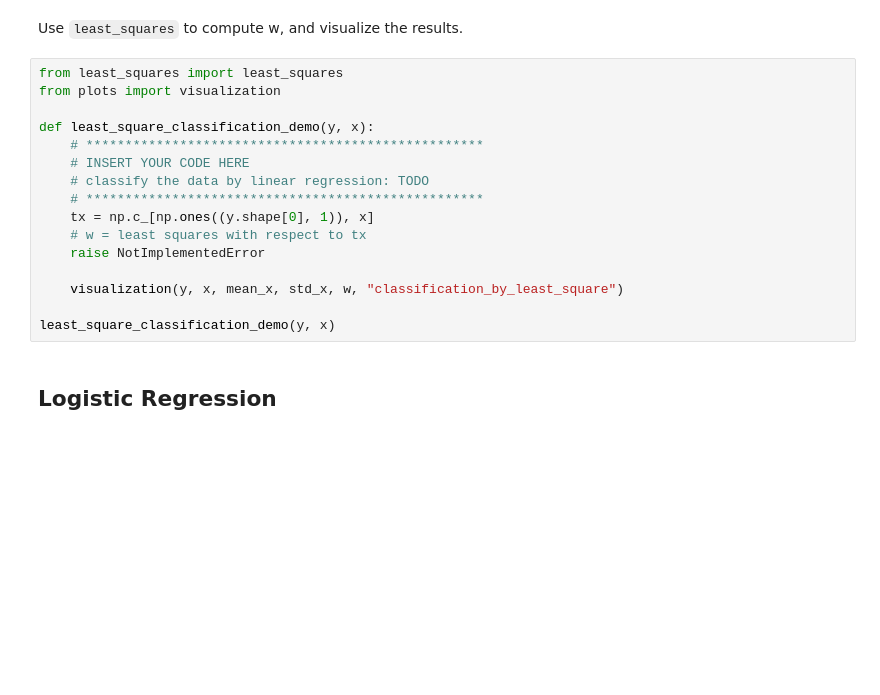
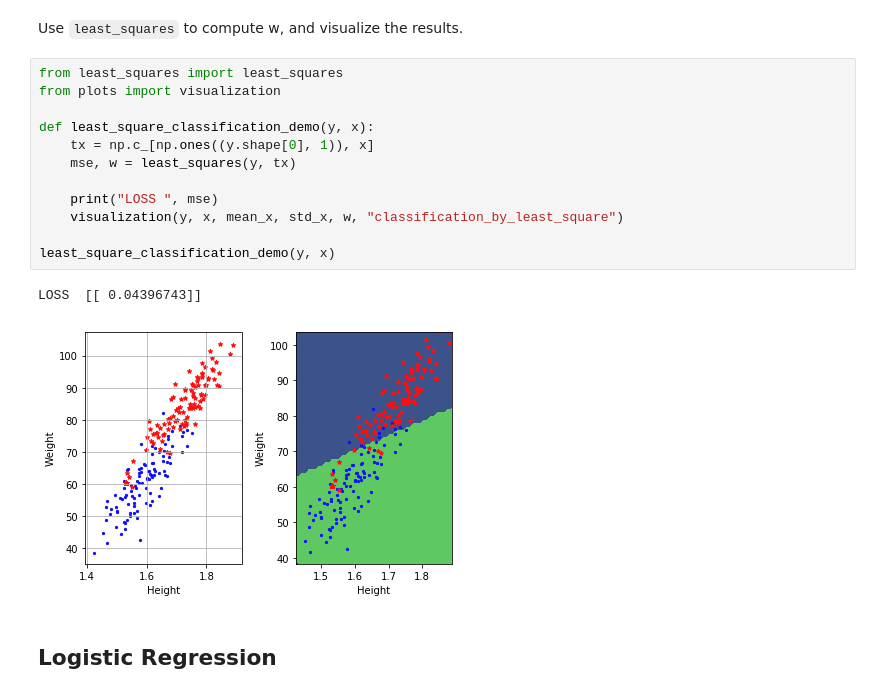
Before and after one commit to pauarge/ML_course, a Jupyter notebook: labs/ex05/template/ex05.ipynb, the cells around one changed output. Saved outputs shown, nothing was run; the diff lists cells and outputs as text; blank space fills up the shorter version.

```diff
--- a/labs/ex05/template/ex05.ipynb
+++ b/labs/ex05/template/ex05.ipynb
@@ -26,19 +26,18 @@ Use `least_squares` to compute w, and visualize the results.
 # %%
 from least_squares import least_squares
 from plots import visualization
 
 def least_square_classification_demo(y, x):
-    # ***************************************************
-    # INSERT YOUR CODE HERE
-    # classify the data by linear regression: TODO
-    # ***************************************************
     tx = np.c_[np.ones((y.shape[0], 1)), x]
-    # w = least squares with respect to tx
-    raise NotImplementedError
+    mse, w = least_squares(y, tx)
 
+    print("LOSS ", mse)
     visualization(y, x, mean_x, std_x, w, "classification_by_least_square")
 
 least_square_classification_demo(y, x)
+# %% [output]
+LOSS  [[ 0.04396743]]
+[figure, added]
 # %% [markdown]
 ## Logistic Regression
 # %% [markdown]
```
Also changed, not shown: parts of 15 cells of this notebook, 2 other files.
